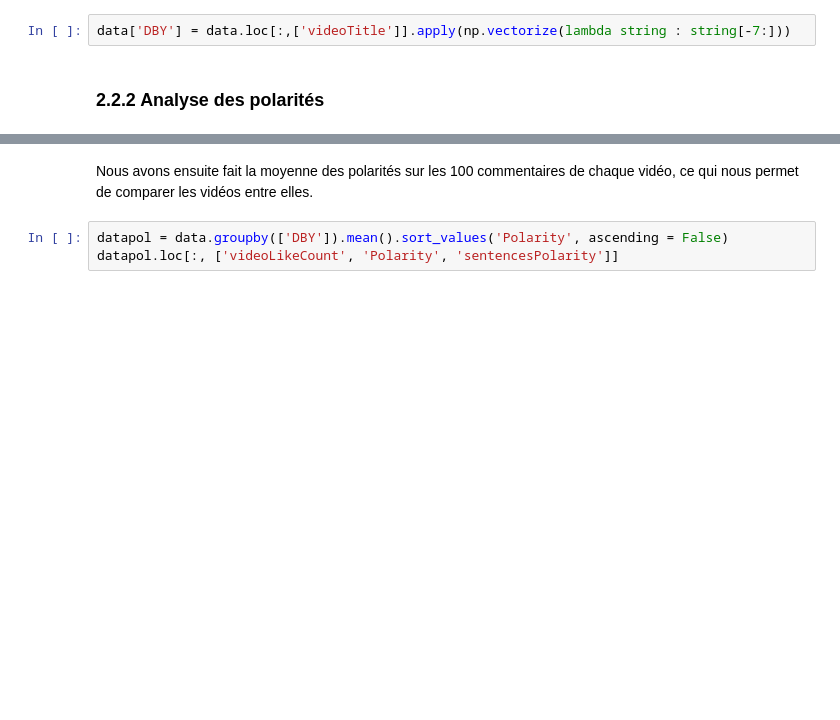
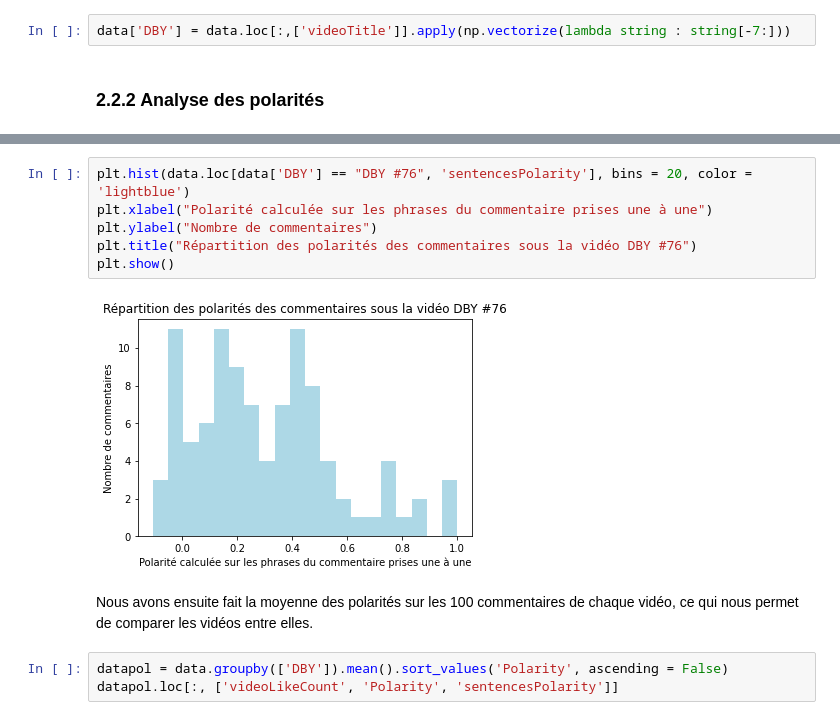
Before and after one commit to AntoineLlg/projet-python-2a, a Jupyter notebook: rapport_commentaires_youtube.ipynb, the cells around one changed output, grey strips where cells are left out. Cells and saved outputs as stored; diff of their text form; blank space fills up the shorter version.

```diff
--- a/rapport_commentaires_youtube.ipynb
+++ b/rapport_commentaires_youtube.ipynb
@@ -250,3 +278,11 @@ data['DBY'] = data.loc[:,['videoTitle']].apply(np.vectorize(lambda string : stri
+# %%
+plt.hist(data.loc[data['DBY'] == "DBY #76", 'sentencesPolarity'], bins = 20, color = 'lightblue')
+plt.xlabel("Polarité calculée sur les phrases du commentaire prises une à une")
+plt.ylabel("Nombre de commentaires")
+plt.title("Répartition des polarités des commentaires sous la vidéo DBY #76")
+plt.show()
+# %% [output]
+[figure, added]
 # %% [markdown]
 Nous avons ensuite fait la moyenne des polarités sur les 100 commentaires de chaque vidéo, ce qui nous permet de comparer les vidéos entre elles.
 # %%
```
Also changed, not shown: parts of 7 cells of this notebook.
